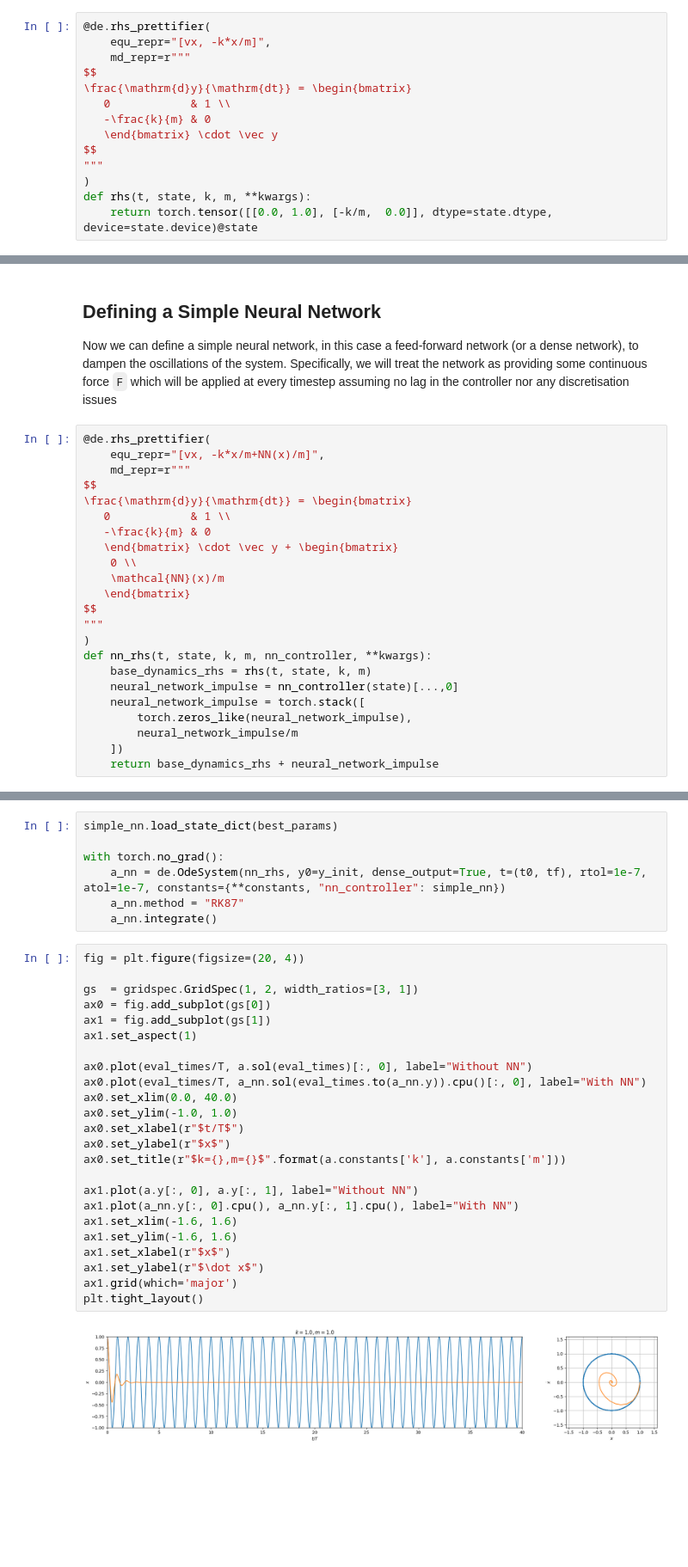
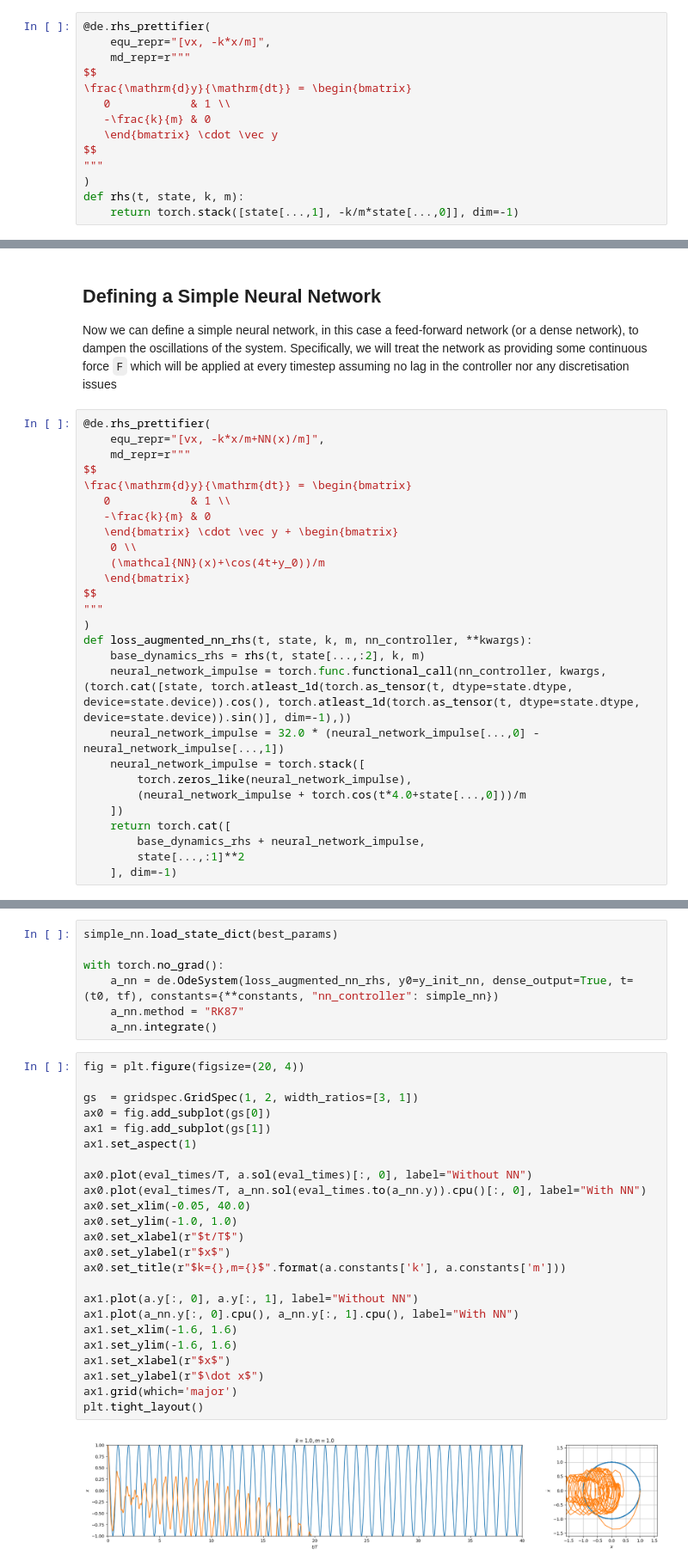
Before and after one commit to Microno95/desolver, a Jupyter notebook: docs/examples/pytorch/Example 2 - PyTorch - Neural Network.ipynb, the cells around one changed output, grey strips where cells are left out. Shown: that part at 86% size. Saved outputs shown, nothing was run; the diff lists cells and outputs as text; blank space fills up the shorter version.

```diff
--- a/docs/examples/pytorch/Example 2 - PyTorch - Neural Network.ipynb
+++ b/docs/examples/pytorch/Example 2 - PyTorch - Neural Network.ipynb
@@ -40,8 +42,8 @@ $$
 $$
 """
 )
-def rhs(t, state, k, m, **kwargs):
-    return torch.tensor([[0.0, 1.0], [-k/m,  0.0]], dtype=state.dtype, device=state.device)@state
+def rhs(t, state, k, m):
+    return torch.stack([state[...,1], -k/m*state[...,0]], dim=-1)
 # %%
 print(rhs)
 display(rhs)
@@ -132,17 +134,21 @@ $$
    -\frac{k}{m} & 0
    \end{bmatrix} \cdot \vec y + \begin{bmatrix}
     0 \\
-    \mathcal{NN}(x)/m
+    (\mathcal{NN}(x)+\cos(4t+y_0))/m
    \end{bmatrix}
 $$
 """
 )
-def nn_rhs(t, state, k, m, nn_controller, **kwargs):
-    base_dynamics_rhs = rhs(t, state, k, m)
-    neural_network_impulse = nn_controller(state)[...,0]
+def loss_augmented_nn_rhs(t, state, k, m, nn_controller, **kwargs):
+    base_dynamics_rhs = rhs(t, state[...,:2], k, m)
+    neural_network_impulse = torch.func.functional_call(nn_controller, kwargs, (torch.cat([state, torch.atleast_1d(torch.as_tensor(t, dtype=state.dtype, device=state.device)).cos(), torch.atleast_1d(torch.as_tensor(t, dtype=state.dtype, device=state.device)).sin()], dim=-1),))
+    neural_network_impulse = 32.0 * (neural_network_impulse[...,0] - neural_network_impulse[...,1])
     neural_network_impulse = torch.stack([
         torch.zeros_like(neural_network_impulse),
-        neural_network_impulse/m
+        (neural_network_impulse + torch.cos(t*4.0+state[...,0]))/m
     ])
-    return base_dynamics_rhs + neural_network_impulse
+    return torch.cat([
+        base_dynamics_rhs + neural_network_impulse,
+        state[...,:1]**2
+    ], dim=-1)
 # %%
@@ -229,32 +262,32 @@ for step_idx in range(number_of_steps):
 simple_nn.load_state_dict(best_params)
 
 with torch.no_grad():
-    a_nn = de.OdeSystem(nn_rhs, y0=y_init, dense_output=True, t=(t0, tf), rtol=1e-7, atol=1e-7, constants={**constants, "nn_controller": simple_nn})
+    a_nn = de.OdeSystem(loss_augmented_nn_rhs, y0=y_init_nn, dense_output=True, t=(t0, tf), constants={**constants, "nn_controller": simple_nn})
     a_nn.method = "RK87"
     a_nn.integrate()
 # %%
 fig = plt.figure(figsize=(20, 4))
 
 gs  = gridspec.GridSpec(1, 2, width_ratios=[3, 1])
 ax0 = fig.add_subplot(gs[0])
 ax1 = fig.add_subplot(gs[1])
 ax1.set_aspect(1)
 
 ax0.plot(eval_times/T, a.sol(eval_times)[:, 0], label="Without NN")
 ax0.plot(eval_times/T, a_nn.sol(eval_times.to(a_nn.y)).cpu()[:, 0], label="With NN")
-ax0.set_xlim(0.0, 40.0)
+ax0.set_xlim(-0.05, 40.0)
 ax0.set_ylim(-1.0, 1.0)
 ax0.set_xlabel(r"$t/T$")
 ax0.set_ylabel(r"$x$")
 ax0.set_title(r"$k={},m={}$".format(a.constants['k'], a.constants['m']))
 
 ax1.plot(a.y[:, 0], a.y[:, 1], label="Without NN")
 ax1.plot(a_nn.y[:, 0].cpu(), a_nn.y[:, 1].cpu(), label="With NN")
 ax1.set_xlim(-1.6, 1.6)
 ax1.set_ylim(-1.6, 1.6)
 ax1.set_xlabel(r"$x$")
 ax1.set_ylabel(r"$\dot x$")
 ax1.grid(which='major')
 plt.tight_layout()
 # %% [output]
-[figure, old version]
+[figure, new version]
```
Also changed, not shown: parts of 6 cells of this notebook, 13 other files.
